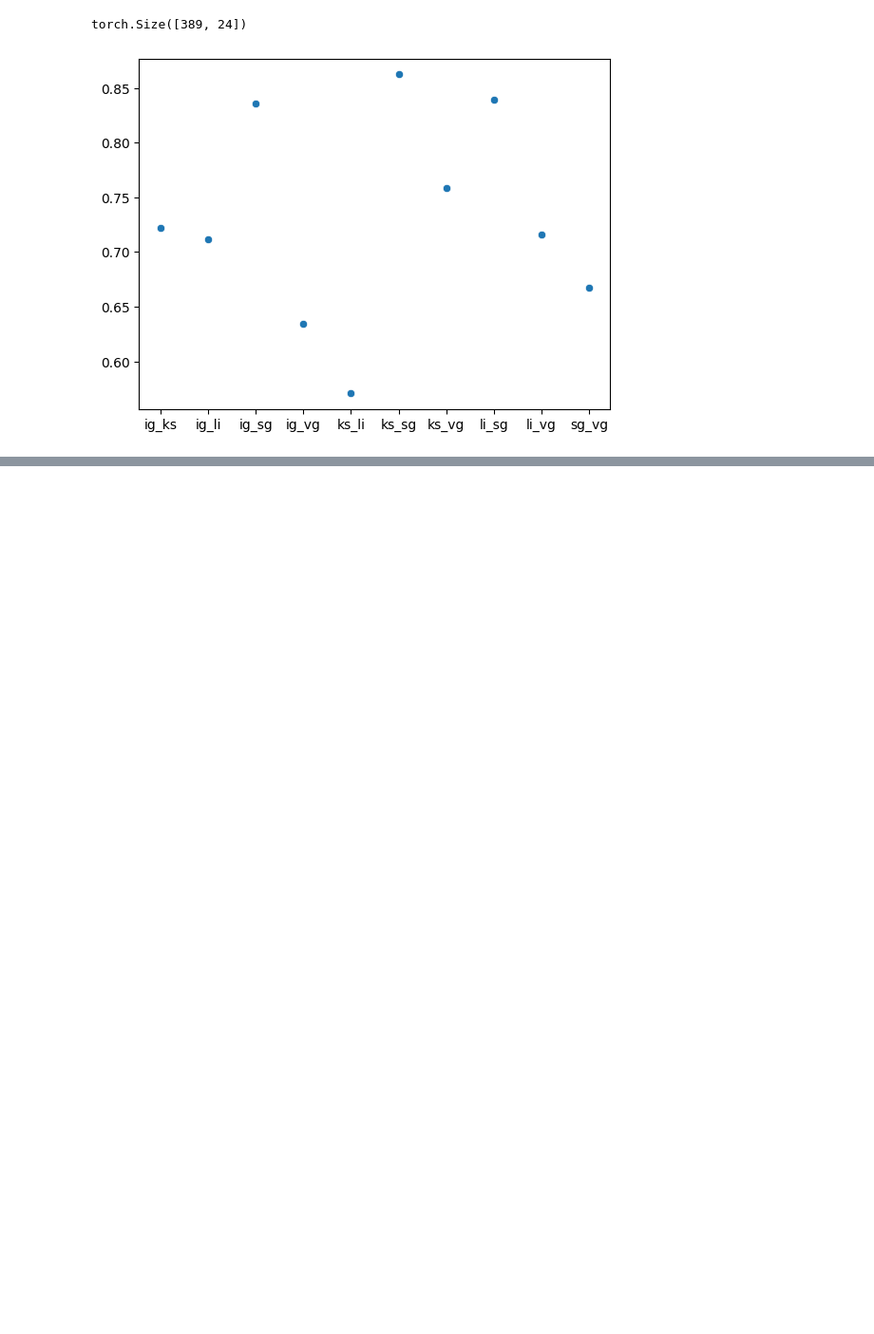
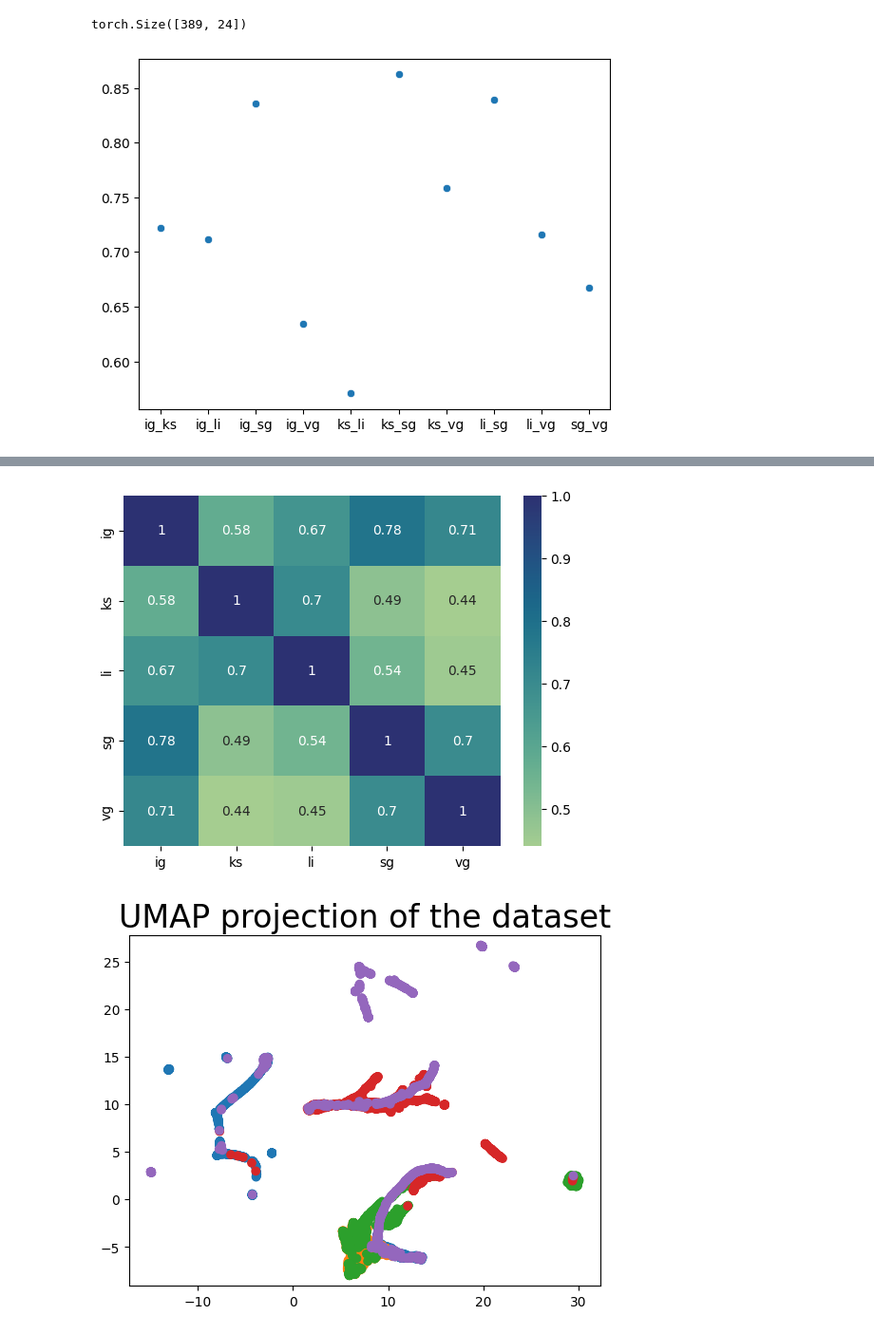
Before and after one commit to ekunigk/BA_Disagreement_Problem, a Jupyter notebook: evaluation_two.ipynb, the cells around one changed output, grey strips where cells are left out. Shown at 95% size. Saved outputs shown, nothing was run; the diff lists cells and outputs as text; code cells hidden in the pictures; blank space fills up the shorter version.

```diff
--- a/evaluation_two.ipynb
+++ b/evaluation_two.ipynb
@@ -25,0 +57,5 @@ visualize_scores(scores)
+# %%
+analyze_explanations('breastw', 1, 9, 100, 3)
+# %% [output]
+[figure, added]
+[figure, added]
```
Also changed, not shown: parts of 6 cells of this notebook, 1 other file.
